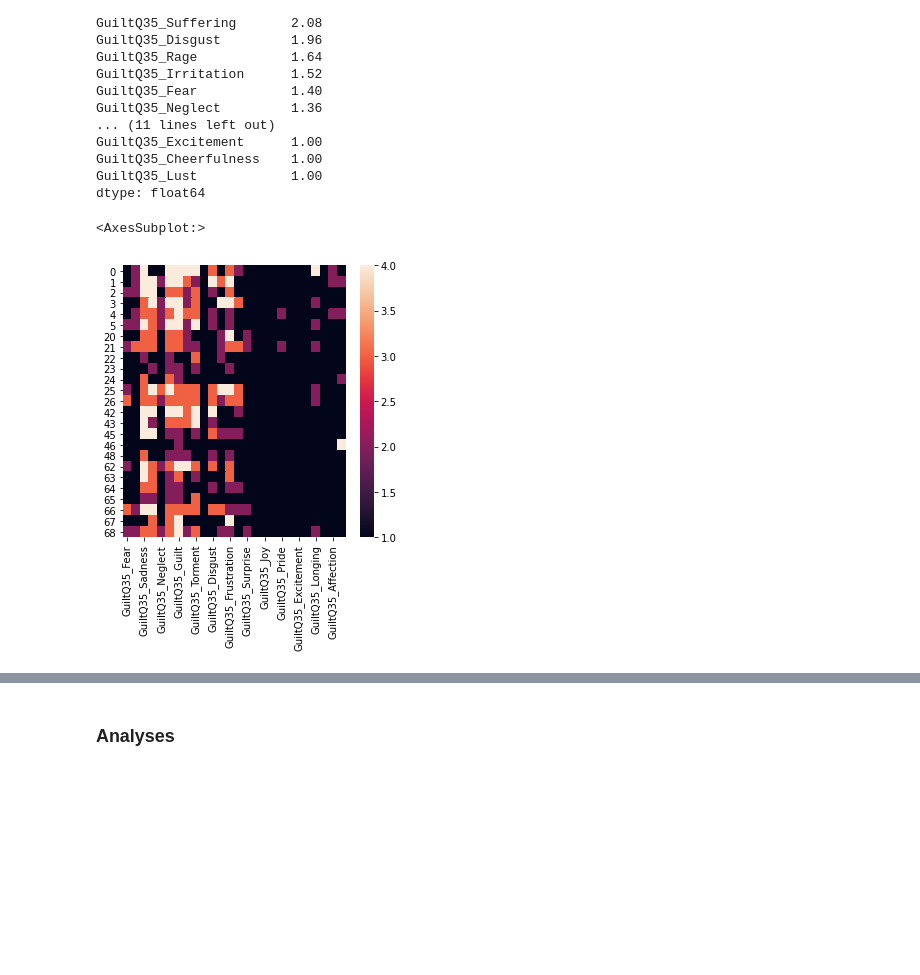
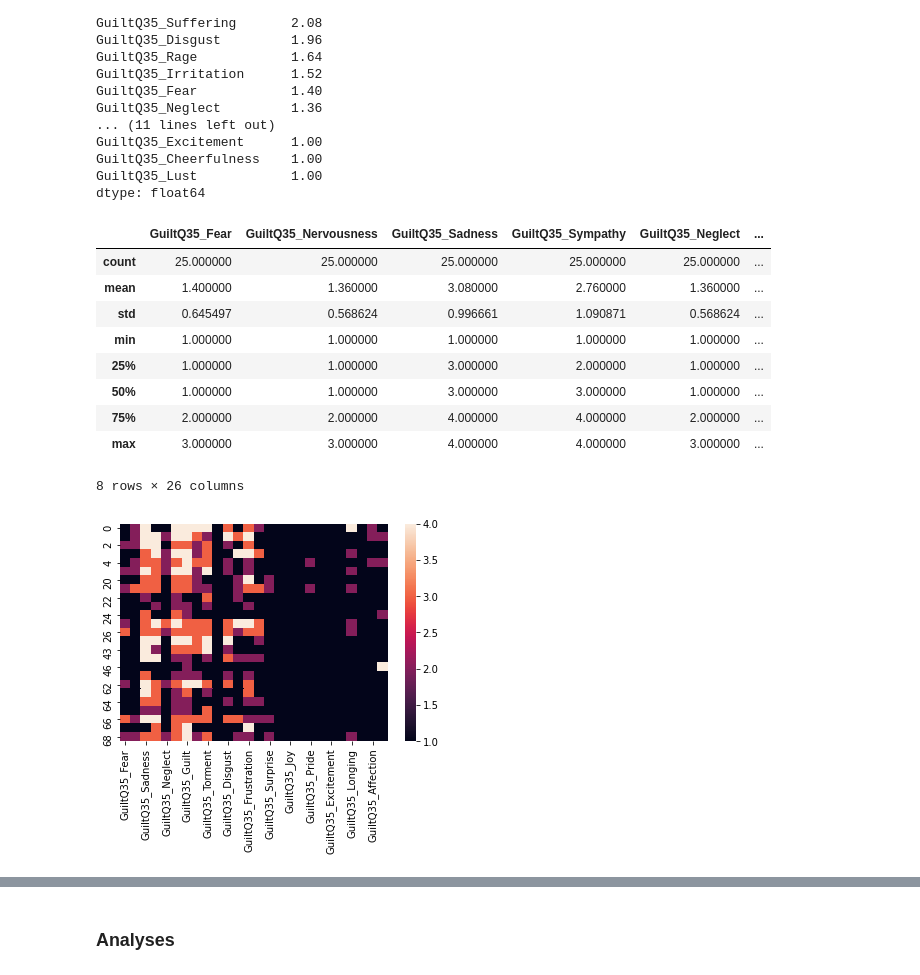
Before and after one commit to sundelinustc/Ratings_Shame_Guilt, a Jupyter notebook: SDL_Clustering_Sarah.ipynb, the cells around one changed output, grey strips where cells are left out. Drawn from its saved outputs; the diff is of its cells as text; code cells hidden in the pictures; blank space fills up the shorter version.

```diff
--- a/SDL_Clustering_Sarah.ipynb
+++ b/SDL_Clustering_Sarah.ipynb
@@ -116,9 +128,19 @@ GuiltQ35_Lust            1.00
 dtype: float64
 # %%
 sns.heatmap(df)
+df.describe()
 # %% [output]
+|  | GuiltQ35_Fear | GuiltQ35_Nervousness | GuiltQ35_Sadness | GuiltQ35_Sympathy | GuiltQ35_Neglect | ... |
+| count | 25.000000 | 25.000000 | 25.000000 | 25.000000 | 25.000000 | ... |
+| mean | 1.400000 | 1.360000 | 3.080000 | 2.760000 | 1.360000 | ... |
+| std | 0.645497 | 0.568624 | 0.996661 | 1.090871 | 0.568624 | ... |
+| min | 1.000000 | 1.000000 | 1.000000 | 1.000000 | 1.000000 | ... |
+| 25% | 1.000000 | 1.000000 | 3.000000 | 2.000000 | 1.000000 | ... |
+| 50% | 1.000000 | 1.000000 | 3.000000 | 3.000000 | 1.000000 | ... |
+| 75% | 2.000000 | 2.000000 | 4.000000 | 4.000000 | 2.000000 | ... |
+| max | 3.000000 | 3.000000 | 4.000000 | 4.000000 | 3.000000 | ... |
-<AxesSubplot:>
+8 rows × 26 columns
-[figure, old version]
+[figure, new version]
 # %%
 sns.barplot(data=df, orient="h").set(title="GuiltQ35", xlabel="Ratings", ylabel="Type")
 # %% [output]
```
Also changed, not shown: parts of 14 cells of this notebook.
